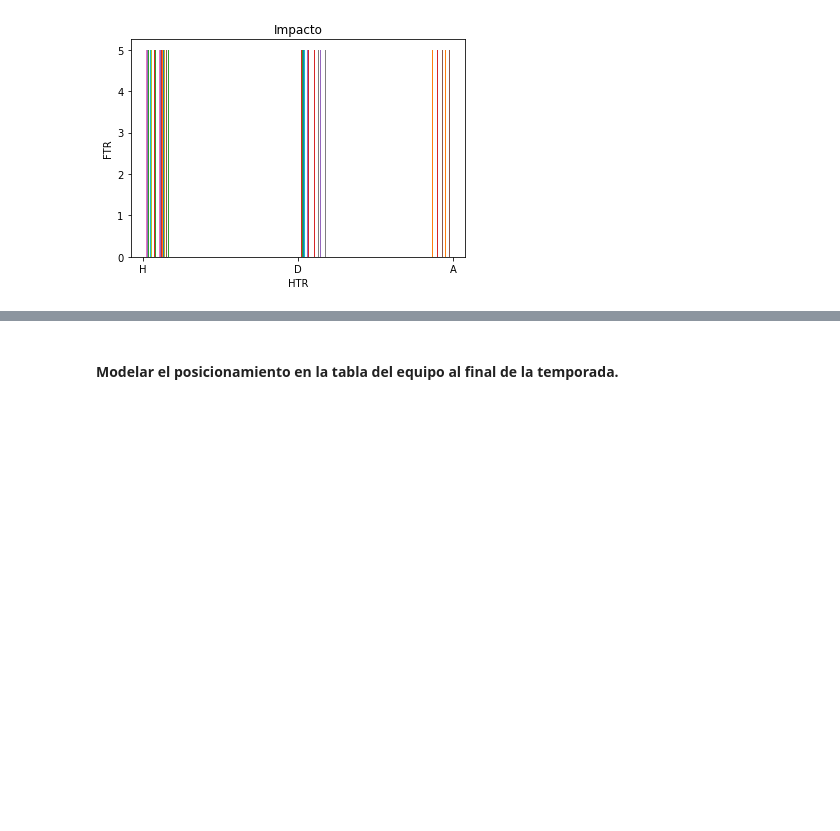
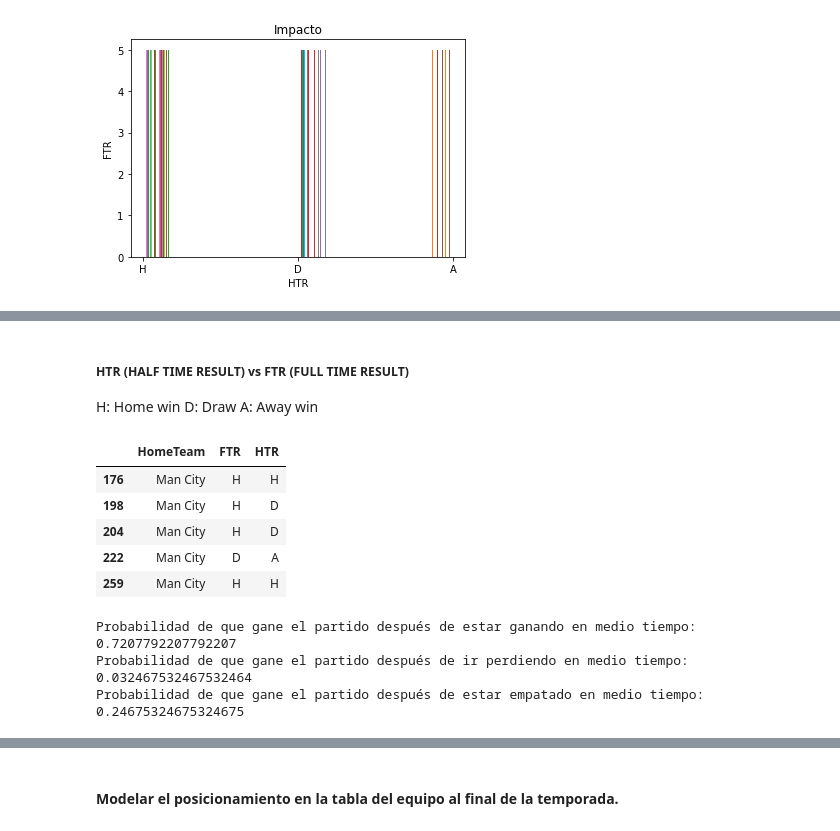
Before and after one commit to mariajosecanture/PROYECTO_SG_MJC, a Jupyter notebook: ProyectoModulo1_CantuM_GarciaS_GreenA.ipynb, the cells around one changed output, grey strips where cells are left out. Drawn from its saved outputs; the diff is of its cells as text; code cells hidden in the pictures; blank space fills up the shorter version.

```diff
--- a/ProyectoModulo1_CantuM_GarciaS_GreenA.ipynb
+++ b/ProyectoModulo1_CantuM_GarciaS_GreenA.ipynb
@@ -252,0 +279,16 @@ plt.show()
+# %% [markdown]
+##### HTR (HALF TIME RESULT) vs FTR (FULL TIME RESULT)
+
+H: Home win
+D: Draw
+A: Away win
+# %%
+datahome_ftr_htr= datahome[['HomeTeam','FTR','HTR']]
+datahome_ftr_htr.tail()
+# %% [output]
+|  | HomeTeam | FTR | HTR |
+| 176 | Man City | H | H |
+| 198 | Man City | H | D |
+| 204 | Man City | H | D |
+| 222 | Man City | D | A |
+| 259 | Man City | H | H |
@@ -252,0 +309,12 @@ plt.show()
+# %%
+prob_homeftr_homehtr=HH/datahome_h
+prob_homeftr_drawhtr=HD/datahome_h
+prob_homeftr_awayhtr=HA/datahome_h
+
+print("Probabilidad de que gane el partido después de estar ganando en medio tiempo: ",prob_homeftr_homehtr)
+print("Probabilidad de que gane el partido después de ir perdiendo en medio tiempo: ",prob_homeftr_awayhtr)
+print("Probabilidad de que gane el partido después de estar empatado en medio tiempo: ",prob_homeftr_drawhtr)
+# %% [output]
+Probabilidad de que gane el partido después de estar ganando en medio tiempo:  0.7207792207792207
+Probabilidad de que gane el partido después de ir perdiendo en medio tiempo:  0.032467532467532464
+Probabilidad de que gane el partido después de estar empatado en medio tiempo:  0.24675324675324675
```
Also changed, not shown: parts of 38 cells of this notebook.
